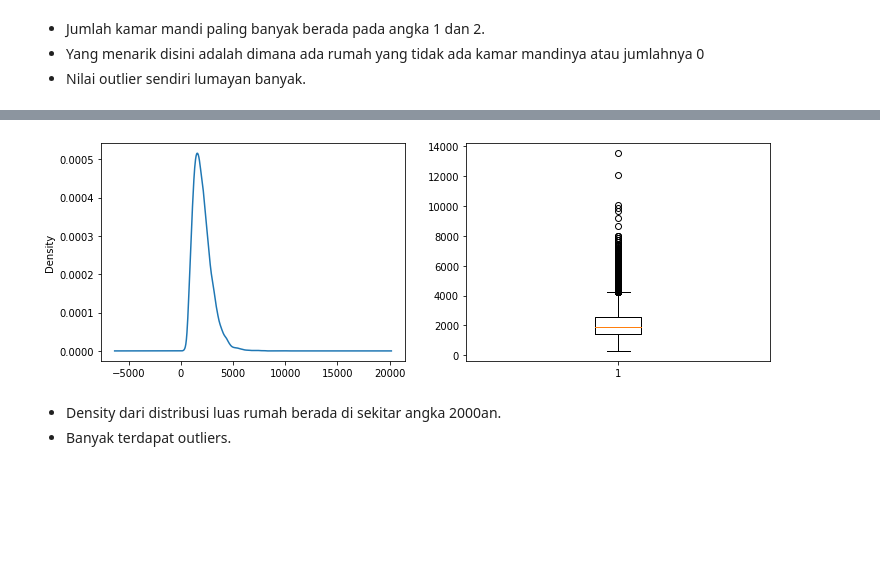
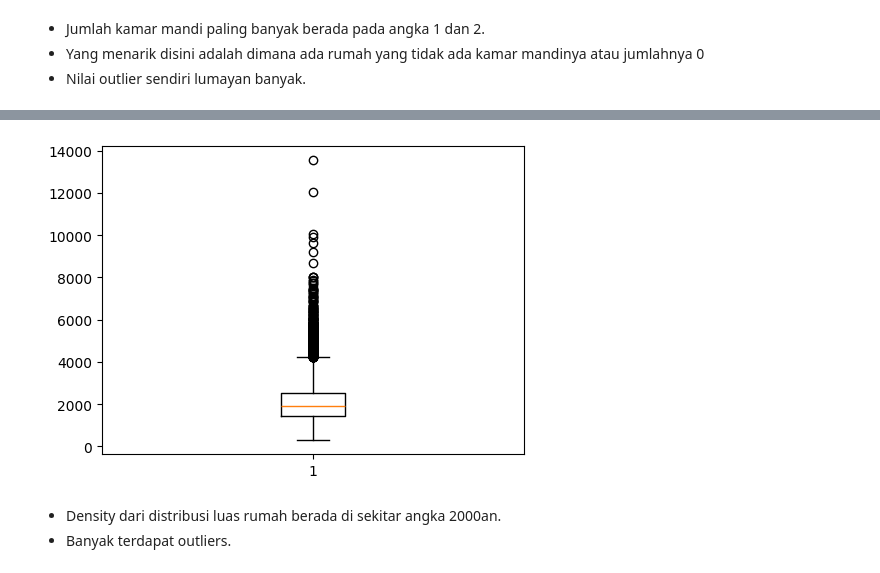
Before and after one commit to Nilapine/Machine-Learning, a Jupyter notebook: Multivariate-Linear-Regression-master/Multivariate Linear Regression.ipynb, the cells around one changed output, grey strips where cells are left out. Cells and saved outputs as stored; diff of their text form; code cells hidden in the pictures; blank space fills up the shorter version.

```diff
--- a/Multivariate-Linear-Regression-master/Multivariate Linear Regression.ipynb
+++ b/Multivariate-Linear-Regression-master/Multivariate Linear Regression.ipynb
@@ -160,16 +161,13 @@ df['sqft_living'].plot(kind='kde')
 # %%
 #Univariate analysis sqft_living
 #Melihat distribusi dari sqft_living
 f = plt.figure(figsize=(12,4))
 
-f.add_subplot(1,2,1)
-df['sqft_living'].plot(kind='kde')
-
 f.add_subplot(1,2,2)
 plt.boxplot(df['sqft_living'])
 plt.show()
 # %% [output]
-[figure, old version]
+[figure, new version]
 # %% [markdown]
 - Density dari distribusi luas rumah berada di sekitar angka 2000an.
 - Banyak terdapat outliers.
```
Also changed, not shown: parts of 11 cells of this notebook.
